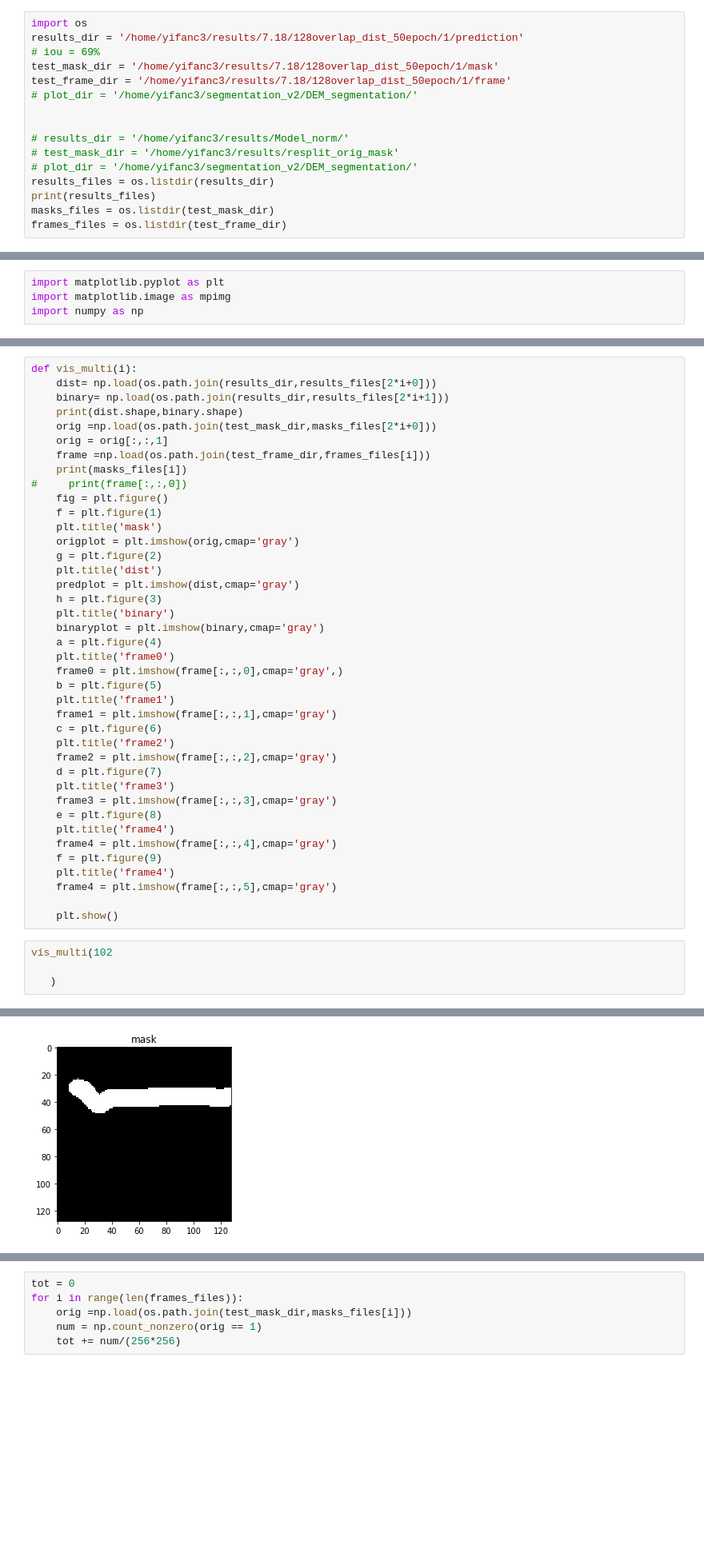
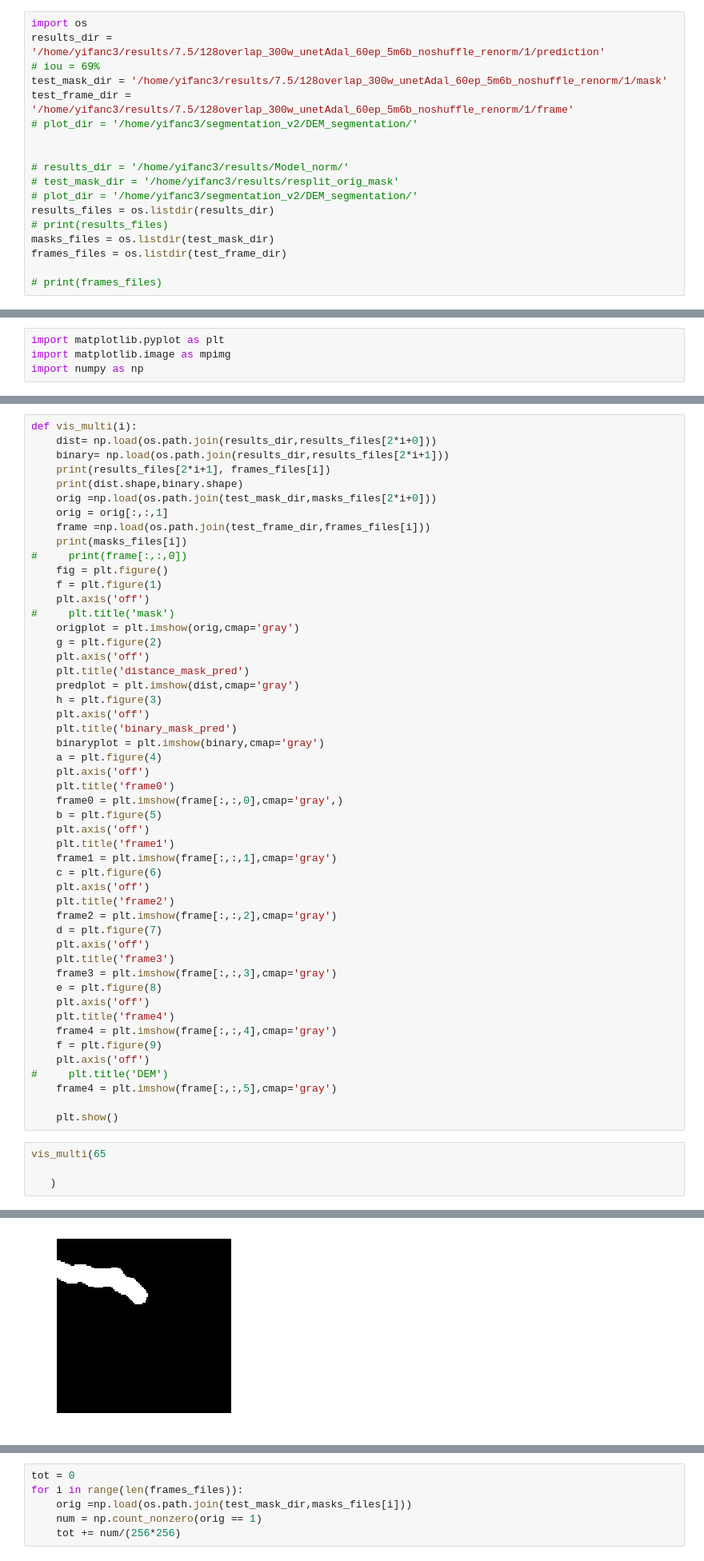
Before and after one commit to Chen-Yifan/DEM_segmentation, a Jupyter notebook: notebook/vis.ipynb, the cells around one changed output, grey strips where cells are left out. Shown at 80% size. Saved outputs shown, nothing was run; the diff lists cells and outputs as text; blank space fills up the shorter version.

```diff
--- a/notebook/vis.ipynb
+++ b/notebook/vis.ipynb
@@ -1,9 +1,9 @@
 # %%
 import os
-results_dir = '/home/yifanc3/results/7.18/128overlap_dist_50epoch/1/prediction'
+results_dir = '/home/yifanc3/results/7.5/128overlap_300w_unetAdal_60ep_5m6b_noshuffle_renorm/1/prediction'
 # iou = 69%
-test_mask_dir = '/home/yifanc3/results/7.18/128overlap_dist_50epoch/1/mask'
-test_frame_dir = '/home/yifanc3/results/7.18/128overlap_dist_50epoch/1/frame'
+test_mask_dir = '/home/yifanc3/results/7.5/128overlap_300w_unetAdal_60ep_5m6b_noshuffle_renorm/1/mask'
+test_frame_dir = '/home/yifanc3/results/7.5/128overlap_300w_unetAdal_60ep_5m6b_noshuffle_renorm/1/frame'
 # plot_dir = '/home/yifanc3/segmentation_v2/DEM_segmentation/'
 
 
@@ -11,6 +11,8 @@ test_frame_dir = '/home/yifanc3/results/7.18/128overlap_dist_50epoch/1/frame'
 # test_mask_dir = '/home/yifanc3/results/resplit_orig_mask'
 # plot_dir = '/home/yifanc3/segmentation_v2/DEM_segmentation/'
 results_files = os.listdir(results_dir)
-print(results_files)
+# print(results_files)
 masks_files = os.listdir(test_mask_dir)
 frames_files = os.listdir(test_frame_dir)
+
+# print(frames_files)
@@ -73,6 +76,7 @@ vis(68)
 def vis_multi(i):
     dist= np.load(os.path.join(results_dir,results_files[2*i+0]))
     binary= np.load(os.path.join(results_dir,results_files[2*i+1]))
+    print(results_files[2*i+1], frames_files[i])
     print(dist.shape,binary.shape)
     orig =np.load(os.path.join(test_mask_dir,masks_files[2*i+0]))
     orig = orig[:,:,1]
@@ -81,36 +85,45 @@ def vis_multi(i):
 #     print(frame[:,:,0])
     fig = plt.figure()
     f = plt.figure(1)
-    plt.title('mask')
+    plt.axis('off')
+#     plt.title('mask')
     origplot = plt.imshow(orig,cmap='gray')
     g = plt.figure(2)
-    plt.title('dist')
+    plt.axis('off')
+    plt.title('distance_mask_pred')
     predplot = plt.imshow(dist,cmap='gray')
     h = plt.figure(3)
-    plt.title('binary')
+    plt.axis('off')
+    plt.title('binary_mask_pred')
     binaryplot = plt.imshow(binary,cmap='gray')
     a = plt.figure(4)
+    plt.axis('off')
     plt.title('frame0')
     frame0 = plt.imshow(frame[:,:,0],cmap='gray',)
     b = plt.figure(5)
+    plt.axis('off')
     plt.title('frame1')
     frame1 = plt.imshow(frame[:,:,1],cmap='gray')
     c = plt.figure(6)
+    plt.axis('off')
     plt.title('frame2')
     frame2 = plt.imshow(frame[:,:,2],cmap='gray')
     d = plt.figure(7)
+    plt.axis('off')
     plt.title('frame3')
     frame3 = plt.imshow(frame[:,:,3],cmap='gray')
     e = plt.figure(8)
+    plt.axis('off')
     plt.title('frame4')
     frame4 = plt.imshow(frame[:,:,4],cmap='gray')
     f = plt.figure(9)
-    plt.title('frame4')
+    plt.axis('off')
+#     plt.title('DEM')
     frame4 = plt.imshow(frame[:,:,5],cmap='gray')
 
     plt.show()
 # %%
-vis_multi(102
+vis_multi(65
 
    )
 # %% [output]
@@ -119 +133 @@ vis_multi(102
-[figure, old version]
+[figure, new version]
```
Also changed, not shown: parts of 4 cells of this notebook, 6 other files.
